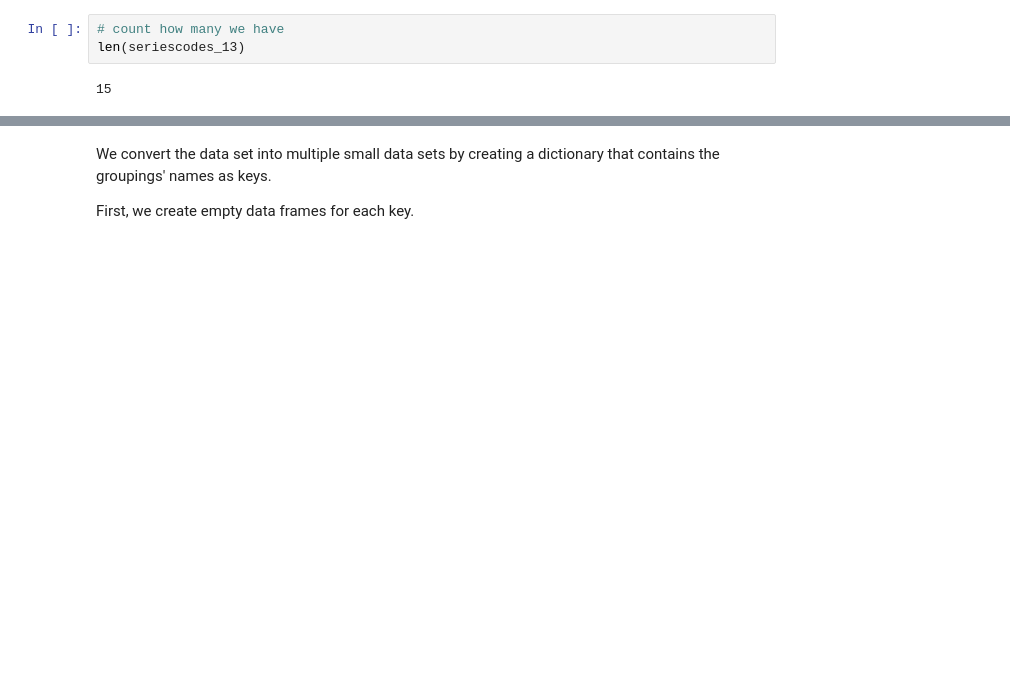
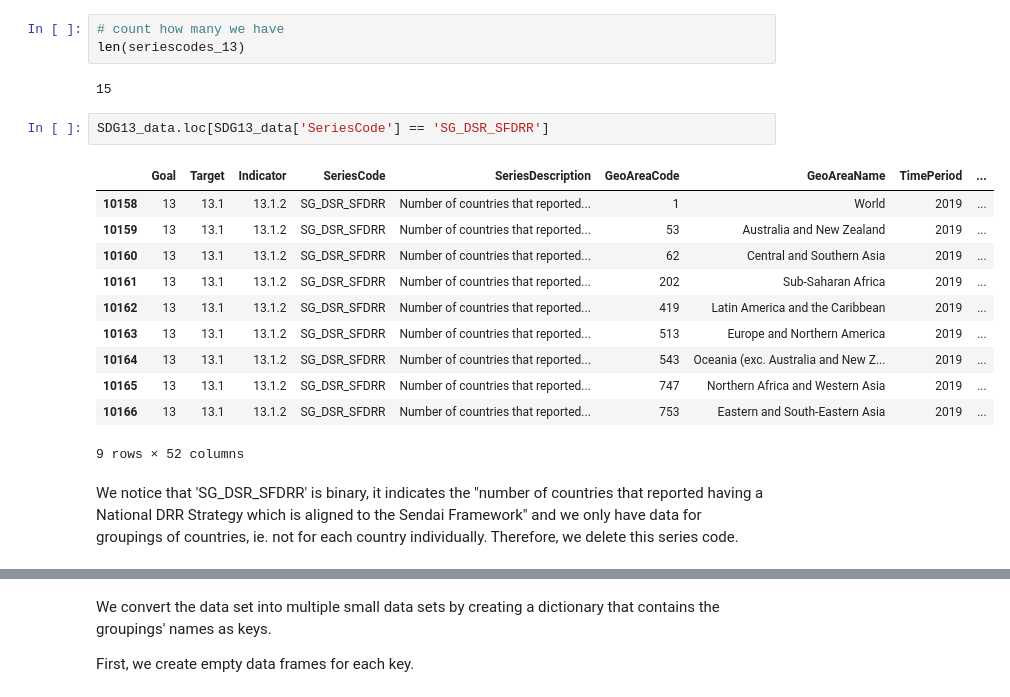
Before and after one commit to sara-vallejo/M4R, a Jupyter notebook: Data_preparation.ipynb, the cells around one changed output, grey strips where cells are left out. Cells and saved outputs as stored; diff of their text form; blank space fills up the shorter version.

```diff
--- a/Data_preparation.ipynb
+++ b/Data_preparation.ipynb
@@ -218,3 +218,19 @@ seriescodes_13
 len(seriescodes_13)
 # %% [output]
 15
+# %%
+SDG13_data.loc[SDG13_data['SeriesCode'] == 'SG_DSR_SFDRR']
+# %% [output]
+|  | Goal | Target | Indicator | SeriesCode | SeriesDescription | GeoAreaCode | GeoAreaName | TimePeriod | ... |
+| 10158 | 13 | 13.1 | 13.1.2 | SG_DSR_SFDRR | Number of countries that reported... | 1 | World | 2019 | ... |
+| 10159 | 13 | 13.1 | 13.1.2 | SG_DSR_SFDRR | Number of countries that reported... | 53 | Australia and New Zealand | 2019 | ... |
+| 10160 | 13 | 13.1 | 13.1.2 | SG_DSR_SFDRR | Number of countries that reported... | 62 | Central and Southern Asia | 2019 | ... |
+| 10161 | 13 | 13.1 | 13.1.2 | SG_DSR_SFDRR | Number of countries that reported... | 202 | Sub-Saharan Africa | 2019 | ... |
+| 10162 | 13 | 13.1 | 13.1.2 | SG_DSR_SFDRR | Number of countries that reported... | 419 | Latin America and the Caribbean | 2019 | ... |
+| 10163 | 13 | 13.1 | 13.1.2 | SG_DSR_SFDRR | Number of countries that reported... | 513 | Europe and Northern America | 2019 | ... |
+| 10164 | 13 | 13.1 | 13.1.2 | SG_DSR_SFDRR | Number of countries that reported... | 543 | Oceania (exc. Australia and New Z... | 2019 | ... |
+| 10165 | 13 | 13.1 | 13.1.2 | SG_DSR_SFDRR | Number of countries that reported... | 747 | Northern Africa and Western Asia | 2019 | ... |
+| 10166 | 13 | 13.1 | 13.1.2 | SG_DSR_SFDRR | Number of countries that reported... | 753 | Eastern and South-Eastern Asia | 2019 | ... |
+9 rows × 52 columns
+# %% [markdown]
+We notice that 'SG_DSR_SFDRR' is binary, it indicates the "number of countries that reported having a National DRR Strategy which is aligned to the Sendai Framework" and we only have data for groupings of countries, ie. not for each country individually. Therefore, we delete this series code.
```
Also changed, not shown: parts of 4 cells of this notebook, 1 other file.
